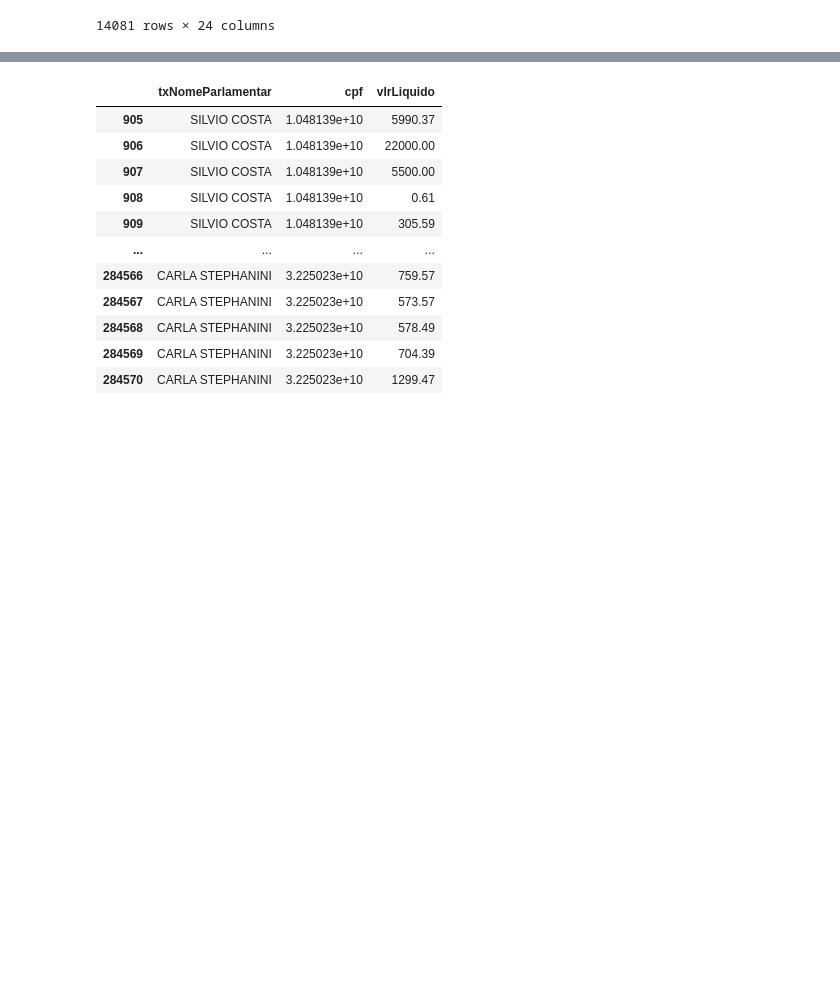
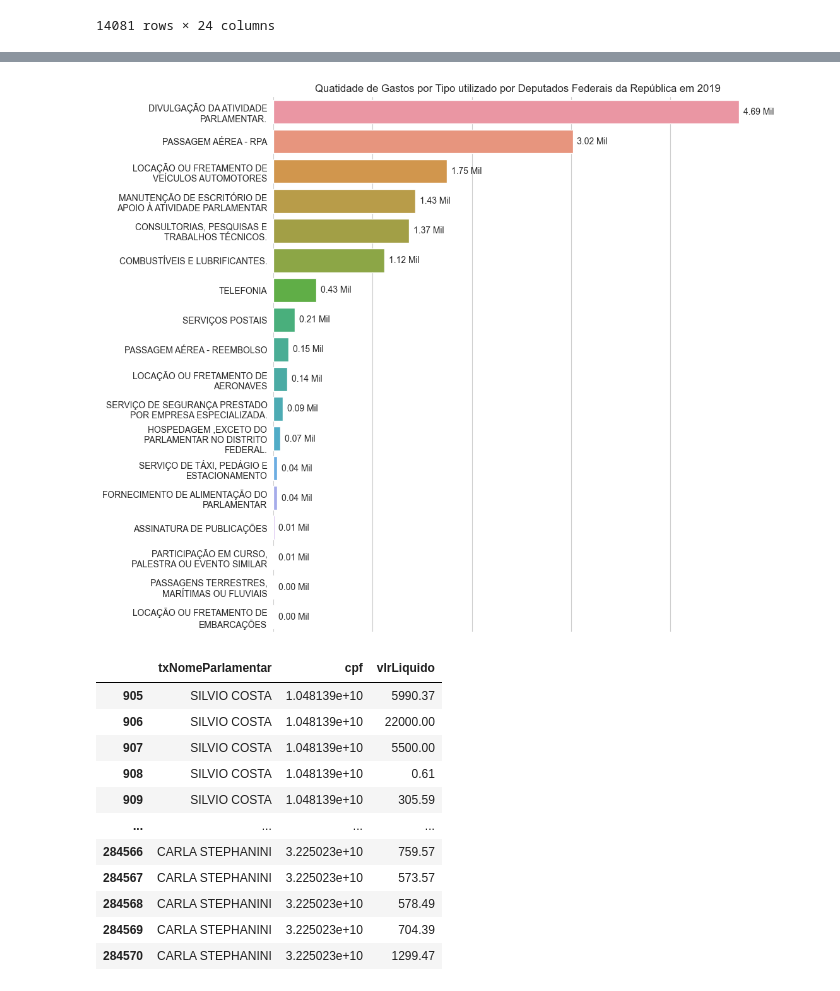
Before and after one commit to leaop/Graduation, a Jupyter notebook: 3 semestre/analise de dados/exploracao_dados.ipynb, the cells around one changed output, grey strips where cells are left out. Cells and saved outputs as stored; diff of their text form; code cells hidden in the pictures; blank space fills up the shorter version.

```diff
--- a/3 semestre/analise de dados/exploracao_dados.ipynb
+++ b/3 semestre/analise de dados/exploracao_dados.ipynb
@@ -141,0 +151,2 @@ df_gastos
+# %%
+df_gastos['txNomeParlamentar'] = df_gastos['txNomeParlamentar'].apply(normalizar_nome)
@@ -141,0 +169,4 @@ df_gastos
+# %%
+lista_gastos = df_gastos.groupby('txtDescricao')['vlrLiquido'].sum().reset_index()
+lista_gastos = lista_gastos.sort_values('vlrLiquido', ascending=False)
+lista_gastos
@@ -142,3 +191,17 @@ df_gastos
+# %%
+lista_gastos['vlrLiquido'] = lista_gastos.vlrLiquido * 0.000001
+
+lista_gastos['txtDescricao'] = lista_gastos['txtDescricao'].apply(lambda row: '\n'.join(wrap(row, 30)))
+
+plt.figure(figsize=(10,11))
+ax = sns.barplot(data=lista_gastos, x="vlrLiquido", y="txtDescricao");
+ax.set(xlabel=None, ylabel=None)
+ax.set(xticklabels=[])
+ax.bar_label(ax.containers[0], fmt='{:.2f} Mil', padding= 5)
+ax.set(title='Quatidade de Gastos por Tipo utilizado por Deputados Federais da República em 2019');
+sns.despine(left=True, bottom=True)
+# %% [output]
+[figure, added]
 # %%
 df_gastos_concentrados = df_gastos[['txNomeParlamentar', 'cpf', 'vlrLiquido']]
 # %%
```
Also changed, not shown: parts of 122 cells of this notebook.
